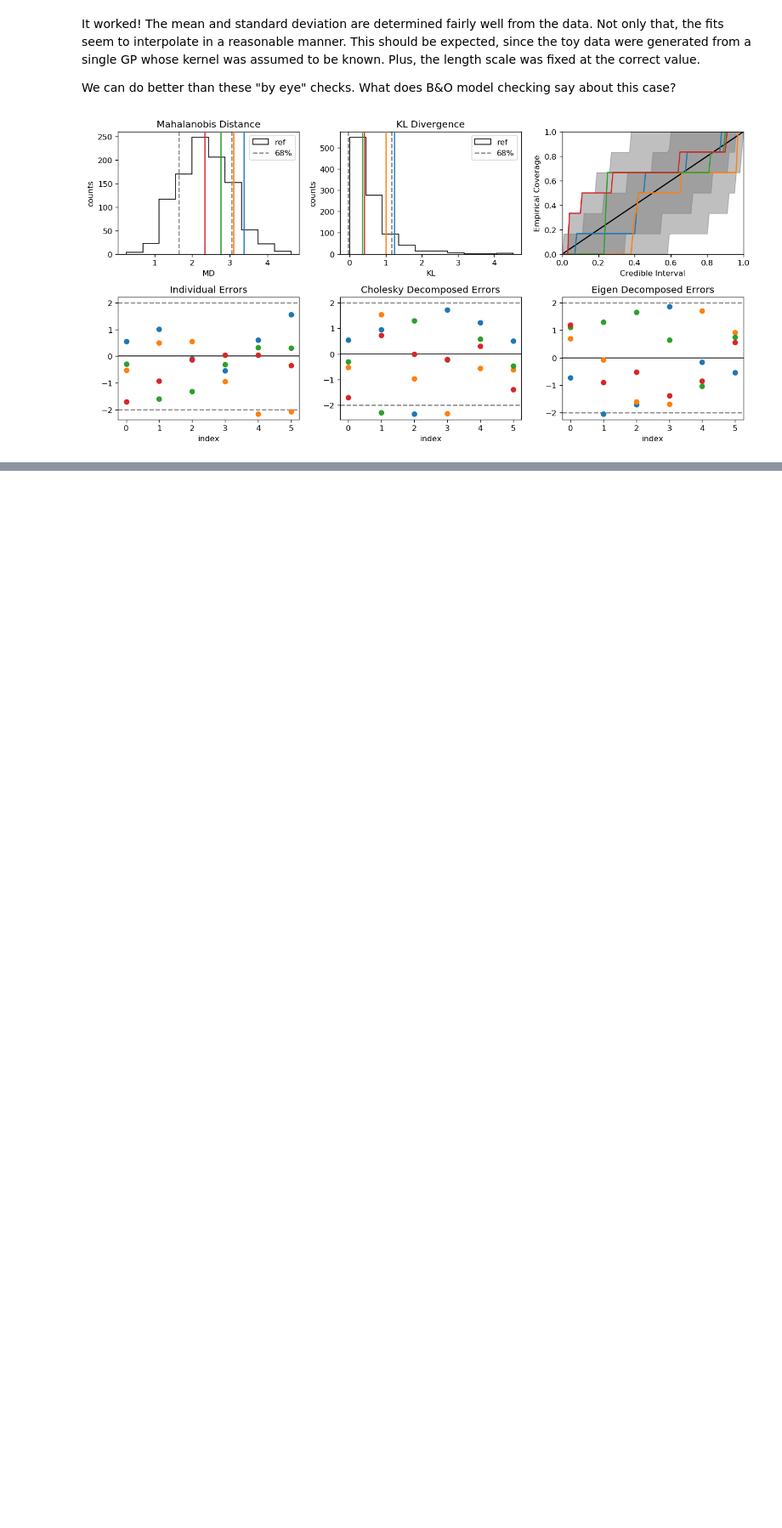
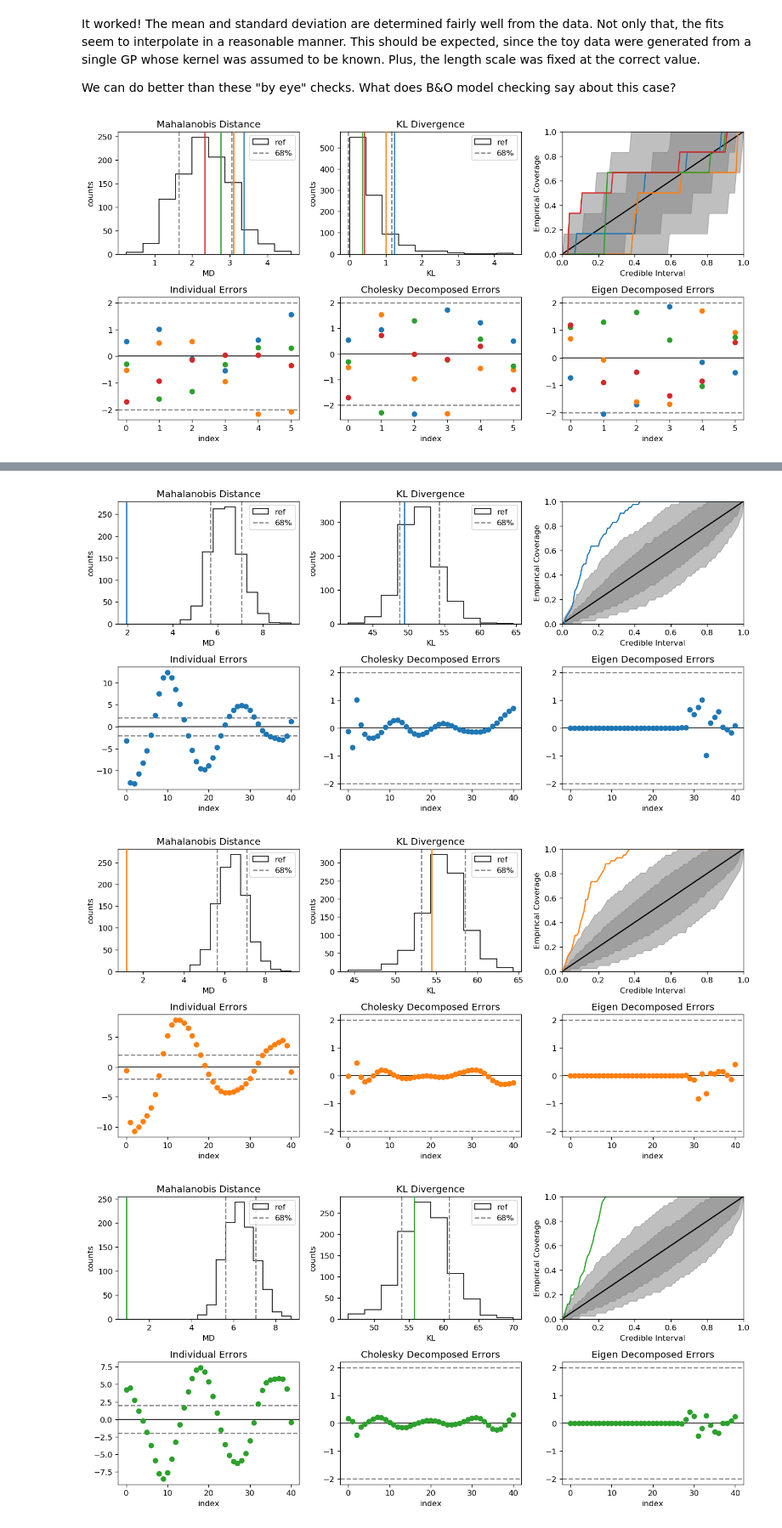
Before and after one commit to buqeye/gsum, a Jupyter notebook: gsum/examples/model_checking_tests.ipynb, the cells around one changed output, grey strips where cells are left out. Shown at 85% size. Cells and saved outputs as stored; diff of their text form; code cells hidden in the pictures; blank space fills up the shorter version.

```diff
--- a/gsum/examples/model_checking_tests.ipynb
+++ b/gsum/examples/model_checking_tests.ipynb
@@ -234,7 +235,6 @@ class GPModelChecking:
 
     def md(self, y):
         R"""The Mahalanobis distance"""
-        # return np.linalg.norm(self.chol_errors(y), axis=-1)
         return mahalanobis(y, self.mean, self.chol)
 
     def kl(self, mean, cov):
@@ -244,7 +244,7 @@ class GPModelChecking:
         tr = np.trace(sp.linalg.cho_solve((chol1, True), c0))
         dist = self.md(m0) ** 2
         k = c1.shape[-1]
-        logs = np.trace(np.log(c1)) - np.trace(np.log(c0))
+        logs = np.sum(np.log(np.diag(c1))) - np.sum(np.log(np.diag(c0)))
         return 0.5 * (tr + dist - k + logs)
 
     def credible_interval(self, y, intervals):
@@ -321,7 +321,7 @@ class GraphicalDiagnostic:
         ax.hist(ref, density=False, label='ref', histtype='step', color='k')
         ax.vlines([ref_mean - ref_sd, ref_mean + ref_sd], 0, 1, color='gray',
                   linestyle='--', transform=ax.get_xaxis_transform(), label='68%')
-        for c, d in zip(self.color_cycle, data):
+        for c, d in zip(self.color_cycle, np.atleast_1d(data)):
             ax.axvline(d, 0, 1, zorder=50, **c)
         ax.legend()
         if title is not None:
@@ -355,7 +355,7 @@ class GraphicalDiagnostic:
 
         data_means = []
         data_covs = []
-        for i, data in enumerate(self.data):
+        for i, data in enumerate(np.atleast_2d(self.data)):
             gp.fit(X, data)
             if predict:
                 mean, cov = gp.predict(X)
@@ -399,12 +399,3 @@ class GraphicalDiagnostic:
         self.eig_errors(axes[1, 2])
         fig.tight_layout()
         return fig, axes
-
-
-
-# def rbf_kernel(X, Xp, ls=1):
-#     diff = X[None, ...] - Xp[:, None, ...]
-#     dist = np.linalg.norm(diff, axis=-1)
-#     if ls == 0:
-#         return np.where(dist == 0, 1, 0)
-#     return np.exp(- dist**2 / ls**2)
@@ -467,7 +432,8 @@ Now if we take the data shown above, estimate the hyperparameters using conjugac
 kernel = C(1.0, (1e-3, 1e3)) * RBF(3, (1e-2, 1e2)) + WhiteKernel(1e-3)
 my_gp = GP(kernel)
 my_gp.fit(X, toy_data)
-m_pred, K_pred = my_gp.predict(X_full)
+X_new = X_full
+m_pred, K_pred = my_gp.predict(X_new)
 # print(np.diag(K_pred))
 sd_pred = np.sqrt(np.diag(K_pred))
 
@@ -481,9 +447,9 @@ plt.plot(X_full.ravel(), toy_data_full.T);
 plt.plot(X.ravel(), toy_data.T, ls='', marker='o', fillstyle='none', markersize=10, c='gray');
 
 # The predicted interpolants and their errors
-plt.plot(X_full.ravel(), m_pred.T, c='k', ls='--', label='pred');
+plt.plot(X_new.ravel(), m_pred.T, c='k', ls='--', label='pred');
 for m in m_pred:
-    plt.fill_between(X_full.ravel(), m + sd_pred, m - sd_pred, color='gray', alpha=0.25)
+    plt.fill_between(X_new.ravel(), m + sd_pred, m - sd_pred, color='gray', alpha=0.25)
 # plt.legend();
 # %% [output]
 [figure]
@@ -501,0 +470,16 @@ gd.plotzilla(X, gp);
+# %%
+np.random.seed(1)
+gp = GP(kernel)
+# Matplotlib 2.0 colors
+new_colors = ['#1f77b4', '#ff7f0e', '#2ca02c', '#d62728',
+              '#9467bd', '#8c564b', '#e377c2', '#7f7f7f',
+              '#bcbd22', '#17becf']
+for i in range(len(toy_data)):
+    # print('curve ' + str(i))
+    gpmc = GPModelChecking(m_pred[i], K_pred + 1e-7 * np.eye(K_pred.shape[0]))
+    gd = GraphicalDiagnostic(gpmc, toy_data_full[i], colors=[new_colors[i]])
+    gd.plotzilla(X_new, gp, predict=True);
+# %% [output]
+[figure, added]
+[figure, added]
+[figure, added]
```
Also changed, not shown: parts of 10 cells of this notebook.
